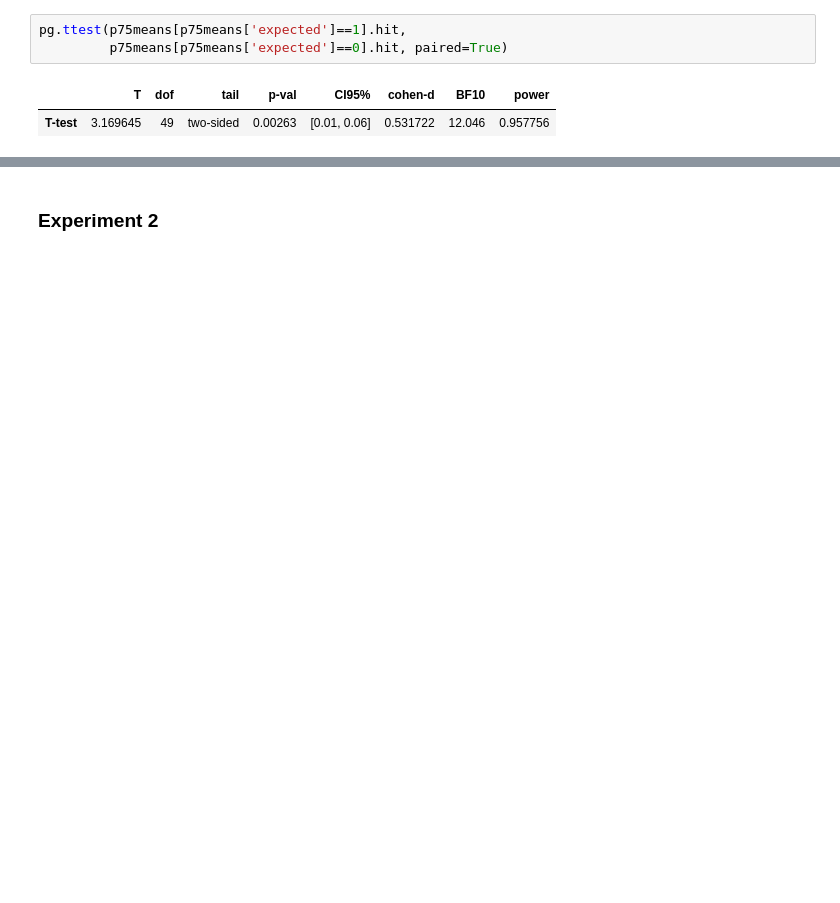
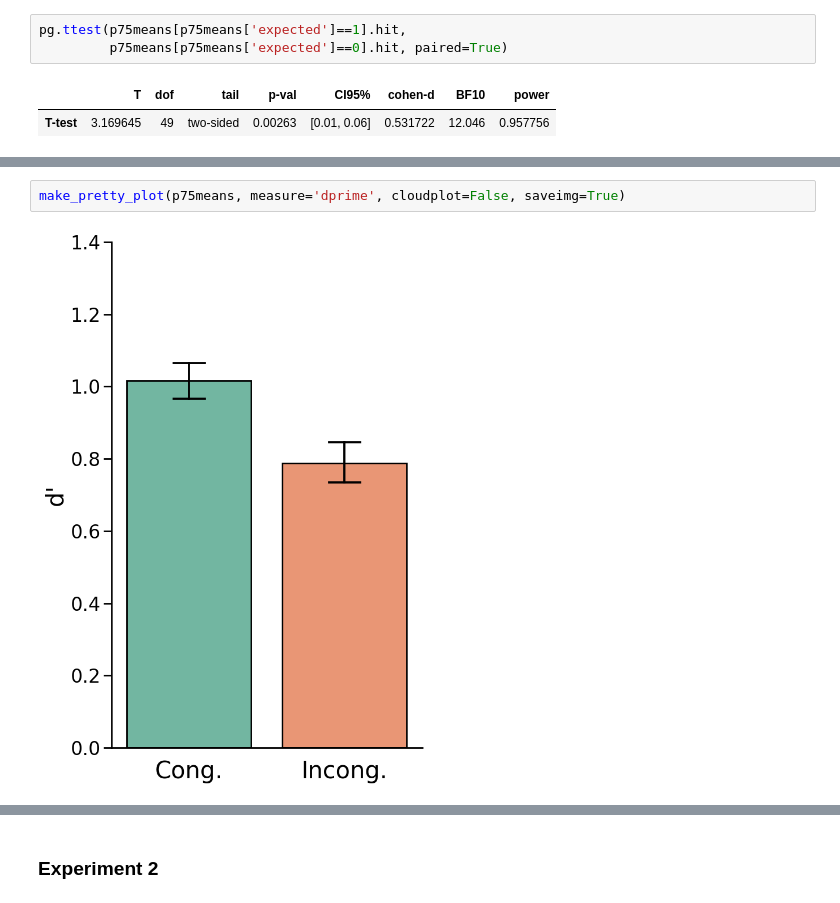
Before and after one commit to GAldegheri/scenecontext-zoom, a Jupyter notebook: analysis/ReadData.ipynb, the cells around one changed output, grey strips where cells are left out. Saved outputs shown, nothing was run; the diff lists cells and outputs as text; blank space fills up the shorter version.

```diff
--- a/analysis/ReadData.ipynb
+++ b/analysis/ReadData.ipynb
@@ -119,0 +136,4 @@ make_pretty_plot(p50means, measure='dprime', cloudplot=True, saveimg=False)
+# %%
+make_pretty_plot(p75means, measure='dprime', cloudplot=False, saveimg=True)
+# %% [output]
+[figure, added]
```
Also changed, not shown: parts of 78 cells of this notebook, 2 other files.
